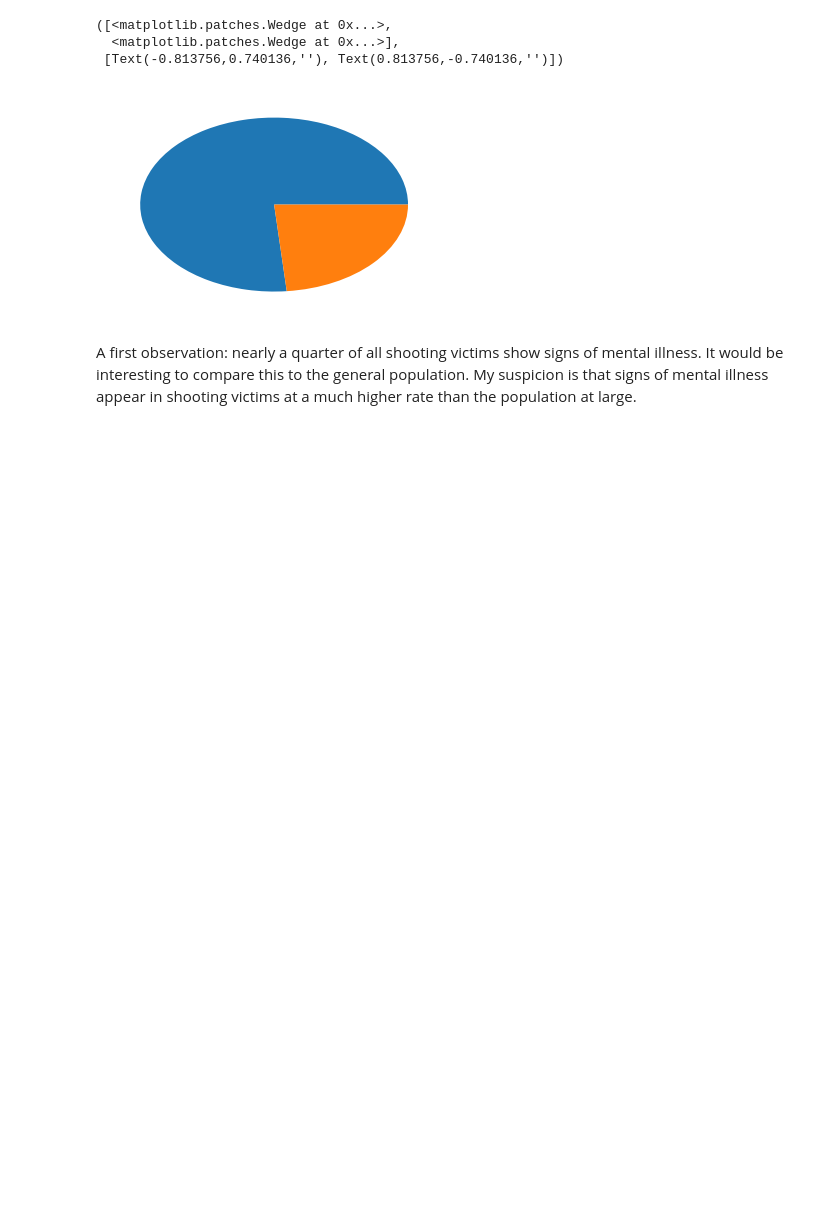
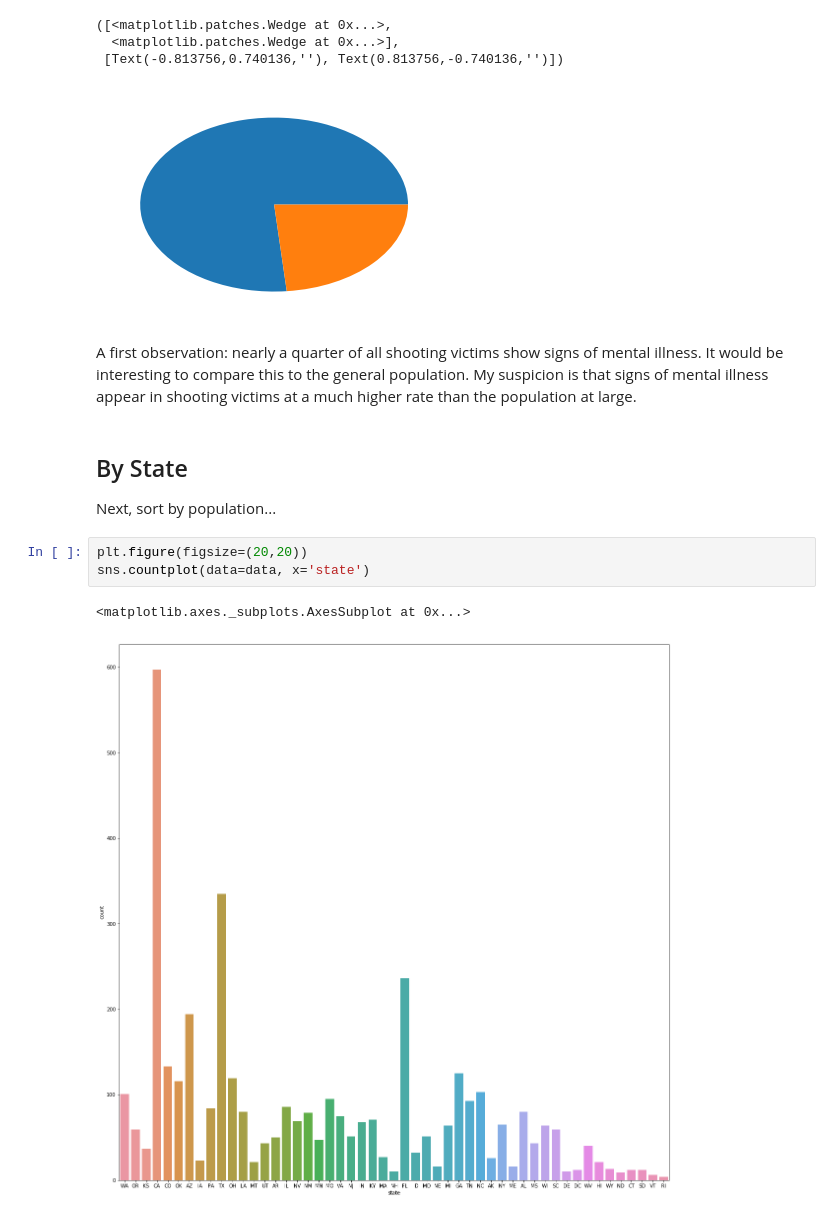
Before and after one commit to lcommons/portfolio, a Jupyter notebook: policeshootings/PoliceShootings.ipynb, the cells around one changed output. Cells and saved outputs as stored; diff of their text form; blank space fills up the shorter version.

```diff
--- a/policeshootings/PoliceShootings.ipynb
+++ b/policeshootings/PoliceShootings.ipynb
@@ -187,3 +238,13 @@ plt.pie(data['signs_of_mental_illness'].value_counts())
 [figure]
 # %% [markdown]
 A first observation: nearly a quarter of all shooting victims show signs of mental illness. It would be interesting to compare this to the general population. My suspicion is that signs of mental illness appear in shooting victims at a much higher rate than the population at large.
+# %% [markdown]
+## By State
+
+Next, sort by population...
+# %%
+plt.figure(figsize=(20,20))
+sns.countplot(data=data, x='state')
+# %% [output]
+<matplotlib.axes._subplots.AxesSubplot at 0x...>
+[figure, added]
```
Also changed, not shown: parts of 18 cells of this notebook, 1 other file.
